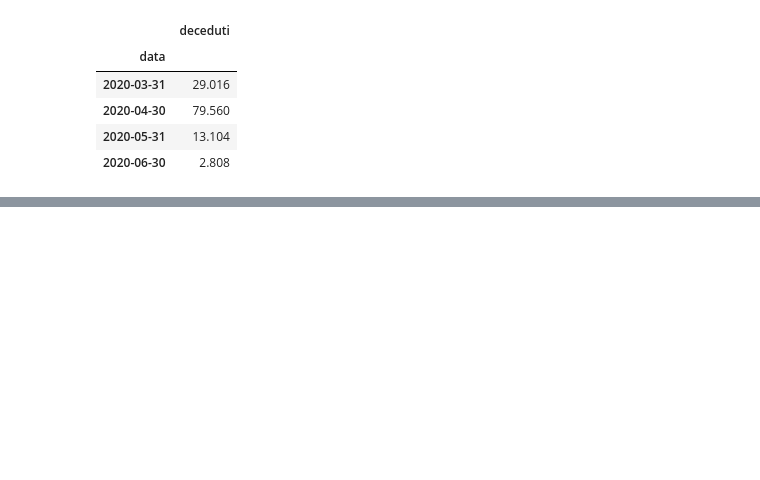
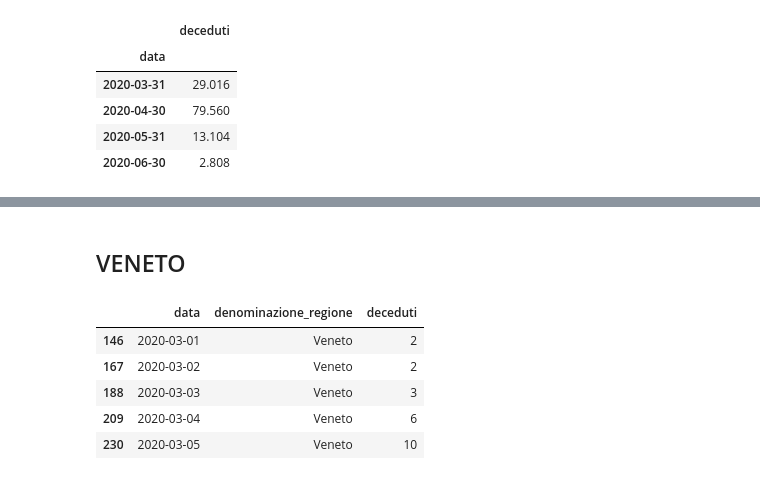
Before and after one commit to SofiaBlack/COVID-19_deaths_analysis, a Jupyter notebook: Modulo 4 - Analisi per regioni/Creazione regioni pesate.ipynb, the cells around one changed output, grey strips where cells are left out. Saved outputs shown, nothing was run; the diff lists cells and outputs as text; code cells hidden in the pictures; blank space fills up the shorter version.

```diff
--- a/Modulo 4 - Analisi per regioni/Creazione regioni pesate.ipynb
+++ b/Modulo 4 - Analisi per regioni/Creazione regioni pesate.ipynb
@@ -1277,0 +1395,12 @@ sardegna.to_csv('csv/regioni_pesate/sardegna.csv')
+# %% [markdown]
+<h2>VENETO</h2>
+# %%
+veneto = df[df['denominazione_regione']=="Veneto"]
+veneto.head()
+# %% [output]
+|  | data | denominazione_regione | deceduti |
+| 146 | 2020-03-01 | Veneto | 2 |
+| 167 | 2020-03-02 | Veneto | 2 |
+| 188 | 2020-03-03 | Veneto | 3 |
+| 209 | 2020-03-04 | Veneto | 6 |
+| 230 | 2020-03-05 | Veneto | 10 |
```
Also changed, not shown: parts of 46 cells of this notebook.
